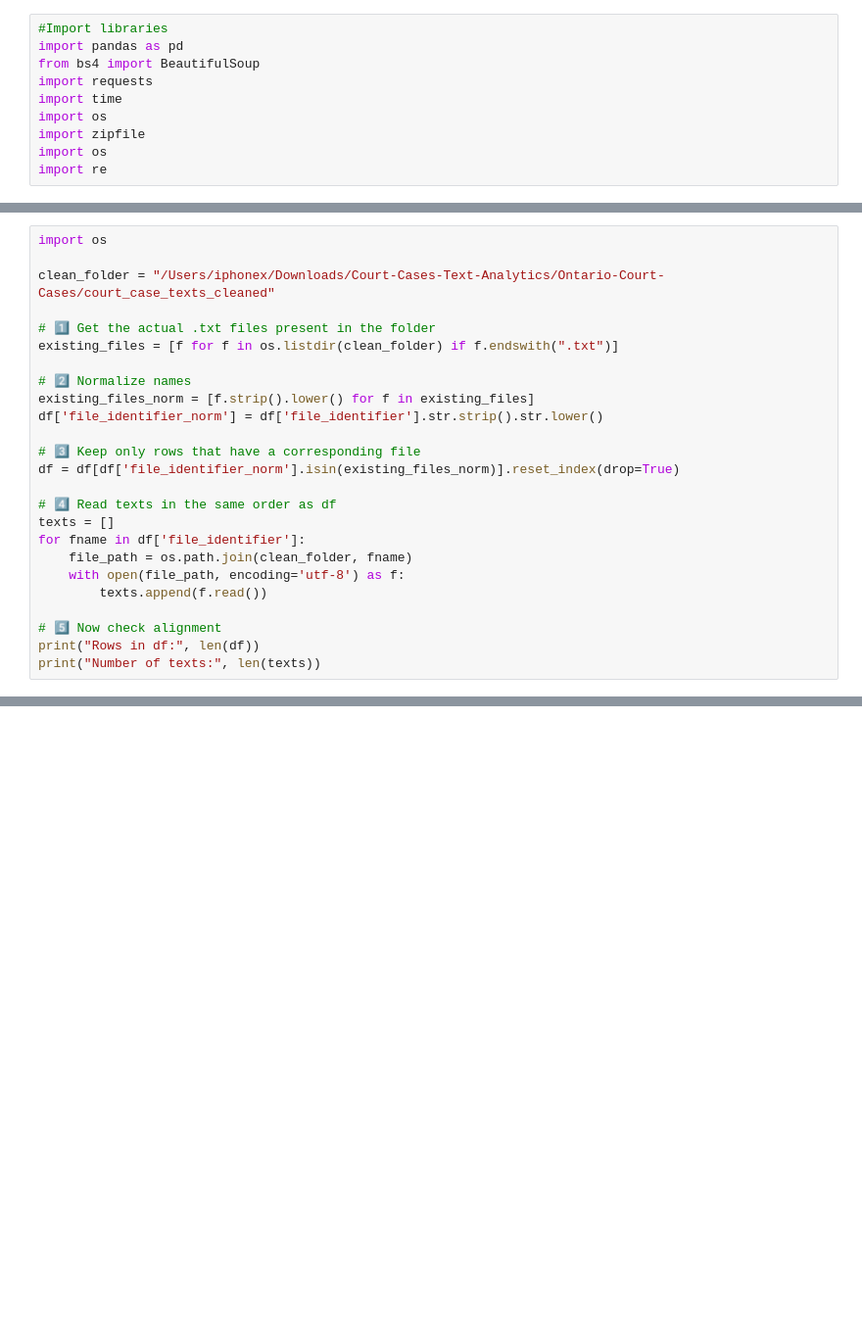
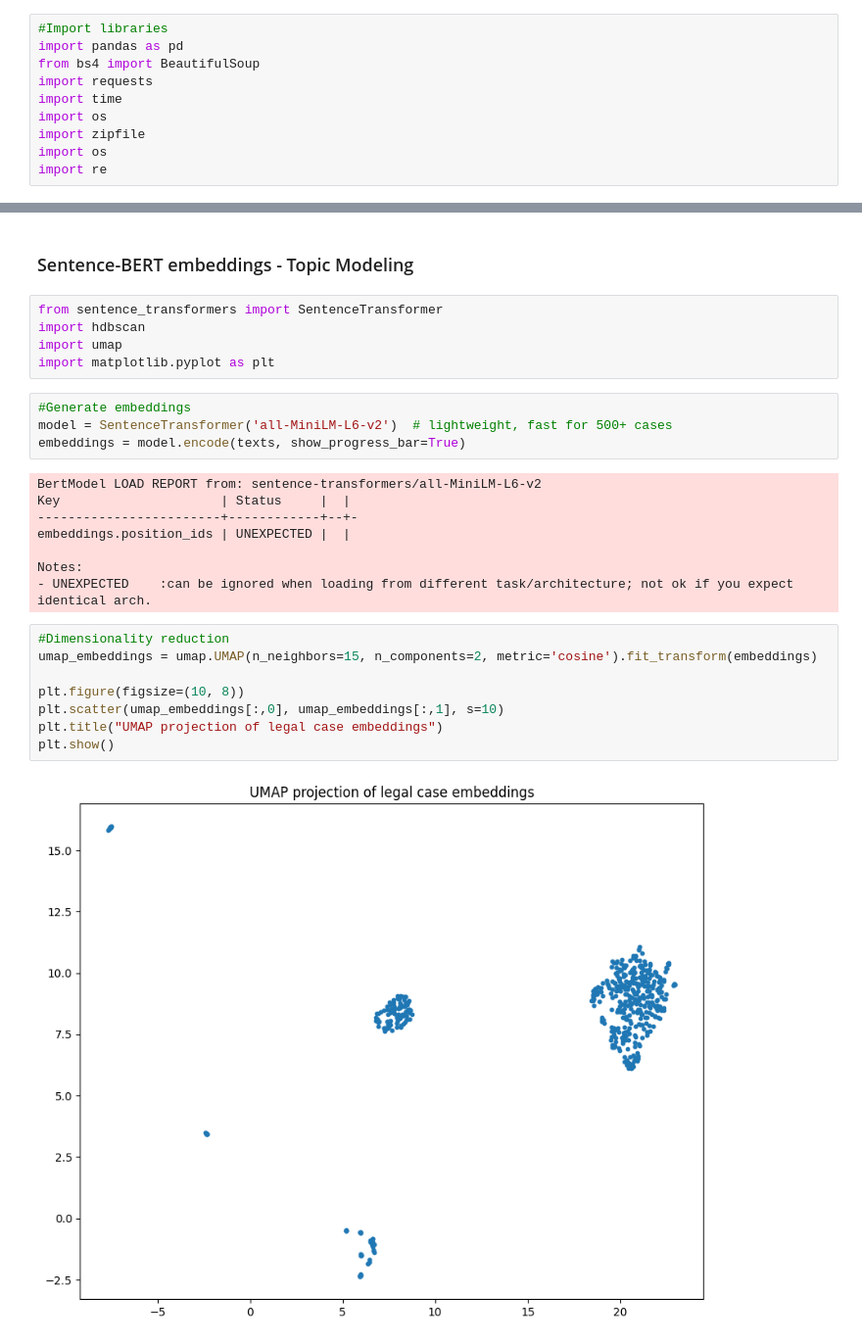
Before and after one commit to romane-lg/Ontario-Court-Cases, a Jupyter notebook: notebook.ipynb, the cells around one changed output, grey strips where cells are left out. Shown at 98% size. Saved outputs shown, nothing was run; the diff lists cells and outputs as text; blank space fills up the shorter version.

Commit message:
topic modeling

```diff
--- a/notebook.ipynb
+++ b/notebook.ipynb
@@ -258,25 +10,0 @@ print(len(df), len(texts), X.shape[0])
-# %%
-import os
-
-clean_folder = "/Users/iphonex/Downloads/Court-Cases-Text-Analytics/Ontario-Court-Cases/court_case_texts_cleaned"
-
-# 1️⃣ Get the actual .txt files present in the folder
-existing_files = [f for f in os.listdir(clean_folder) if f.endswith(".txt")]
-
-# 2️⃣ Normalize names
-existing_files_norm = [f.strip().lower() for f in existing_files]
-df['file_identifier_norm'] = df['file_identifier'].str.strip().str.lower()
-
-# 3️⃣ Keep only rows that have a corresponding file
-df = df[df['file_identifier_norm'].isin(existing_files_norm)].reset_index(drop=True)
-
-# 4️⃣ Read texts in the same order as df
-texts = []
-for fname in df['file_identifier']:
-    file_path = os.path.join(clean_folder, fname)
-    with open(file_path, encoding='utf-8') as f:
-        texts.append(f.read())
-
-# 5️⃣ Now check alignment
-print("Rows in df:", len(df))
-print("Number of texts:", len(texts))
@@ -285,0 +57,29 @@ Number of texts: 510
+# %% [markdown]
+### Sentence-BERT embeddings - Topic Modeling
+# %%
+from sentence_transformers import SentenceTransformer
+import hdbscan
+import umap
+import matplotlib.pyplot as plt
+# %%
+#Generate embeddings
+model = SentenceTransformer('all-MiniLM-L6-v2')  # lightweight, fast for 500+ cases
+embeddings = model.encode(texts, show_progress_bar=True)
+# %% [output]
+BertModel LOAD REPORT from: sentence-transformers/all-MiniLM-L6-v2
+Key                     | Status     |  |
+------------------------+------------+--+-
+embeddings.position_ids | UNEXPECTED |  |
+
+Notes:
+- UNEXPECTED    :can be ignored when loading from different task/architecture; not ok if you expect identical arch.
+# %%
+#Dimensionality reduction
+umap_embeddings = umap.UMAP(n_neighbors=15, n_components=2, metric='cosine').fit_transform(embeddings)
+
+plt.figure(figsize=(10, 8))
+plt.scatter(umap_embeddings[:,0], umap_embeddings[:,1], s=10)
+plt.title("UMAP projection of legal case embeddings")
+plt.show()
+# %% [output]
+[figure, added]
```
Also changed, not shown: parts of 33 cells of this notebook.
